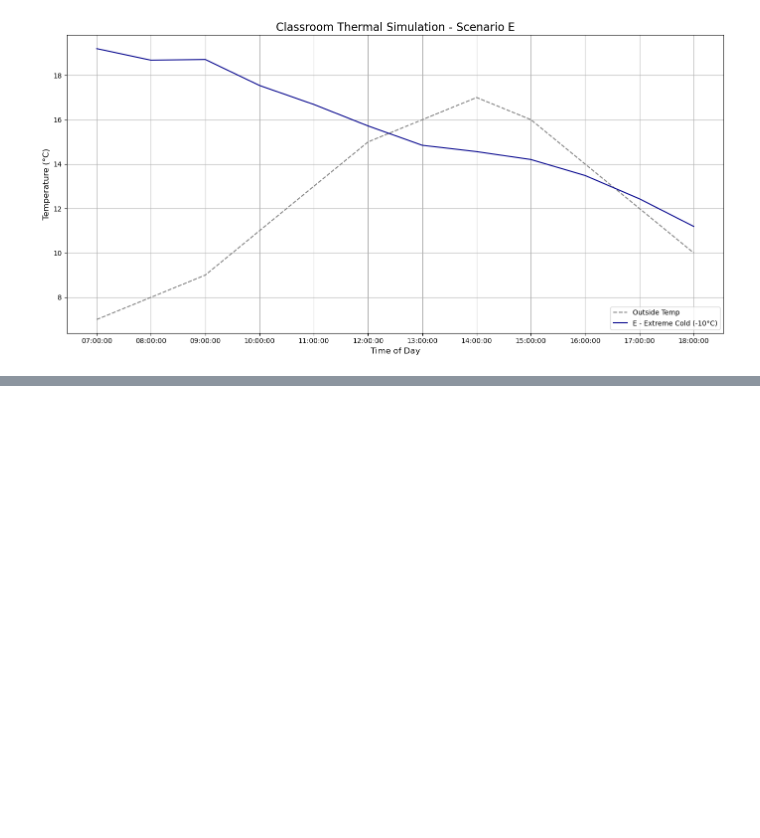
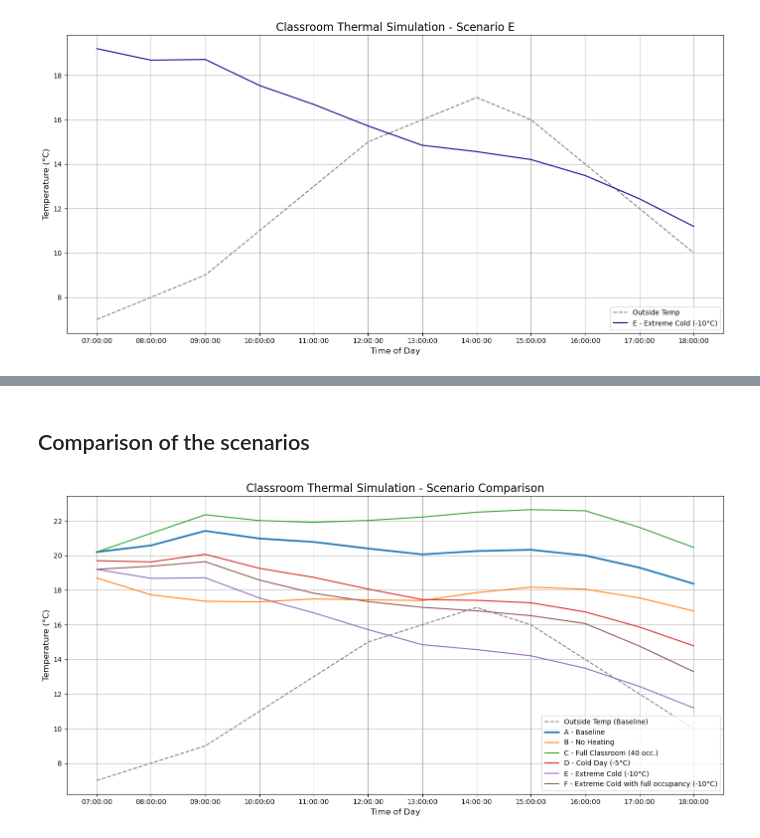
Before and after one commit to KonmaWasurenaide/DigitalTwin_Project_DE_IK, a Jupyter notebook: HomeWorks/HomeWork_1.ipynb, the cells around one changed output, grey strips where cells are left out. Cells and saved outputs as stored; diff of their text form; code cells hidden in the pictures; blank space fills up the shorter version.

```diff
--- a/HomeWorks/HomeWork_1.ipynb
+++ b/HomeWorks/HomeWork_1.ipynb
@@ -173,0 +195,30 @@ plt.show()
+# %% [markdown]
+## Comparison of the scenarios
+# %%
+temp_A = run_simulation(df)
+temp_B = run_simulation(df, hvac_modifier=0.0)
+temp_C = run_simulation(df, occupant_mode='full')
+temp_D = run_simulation(df, t_out_offset=-5.0)
+temp_E = run_simulation(df, t_out_offset=-10.0)
+temp_F = run_simulation(df, occupant_mode='full', t_out_offset=-10.0)
+
+time_labels = df['time'].astype(str).tolist()
+
+plt.figure(figsize=(14, 7))
+plt.plot(time_labels, df['outside_temp'], label='Outside Temp (Baseline)', linestyle='--', color='gray')
+plt.plot(time_labels, temp_A, label='A - Baseline', linewidth=2.5)
+plt.plot(time_labels, temp_B, label='B - No Heating')
+plt.plot(time_labels, temp_C, label='C - Full Classroom (40 occ.)')
+plt.plot(time_labels, temp_D, label='D - Cold Day (-5°C)')
+plt.plot(time_labels, temp_E, label='E - Extreme Cold (-10°C)')
+plt.plot(time_labels, temp_F, label='F - Extreme Cold with full occupancy (-10°C)')
+
+plt.title('Classroom Thermal Simulation - Scenario Comparison', fontsize=16)
+plt.xlabel('Time of Day', fontsize=12)
+plt.ylabel('Temperature (°C)', fontsize=12)
+plt.legend(loc='lower right')
+plt.grid(True)
+plt.tight_layout()
+plt.show()
+# %% [output]
+[figure, added]
```
Also changed, not shown: parts of 3 cells of this notebook.
